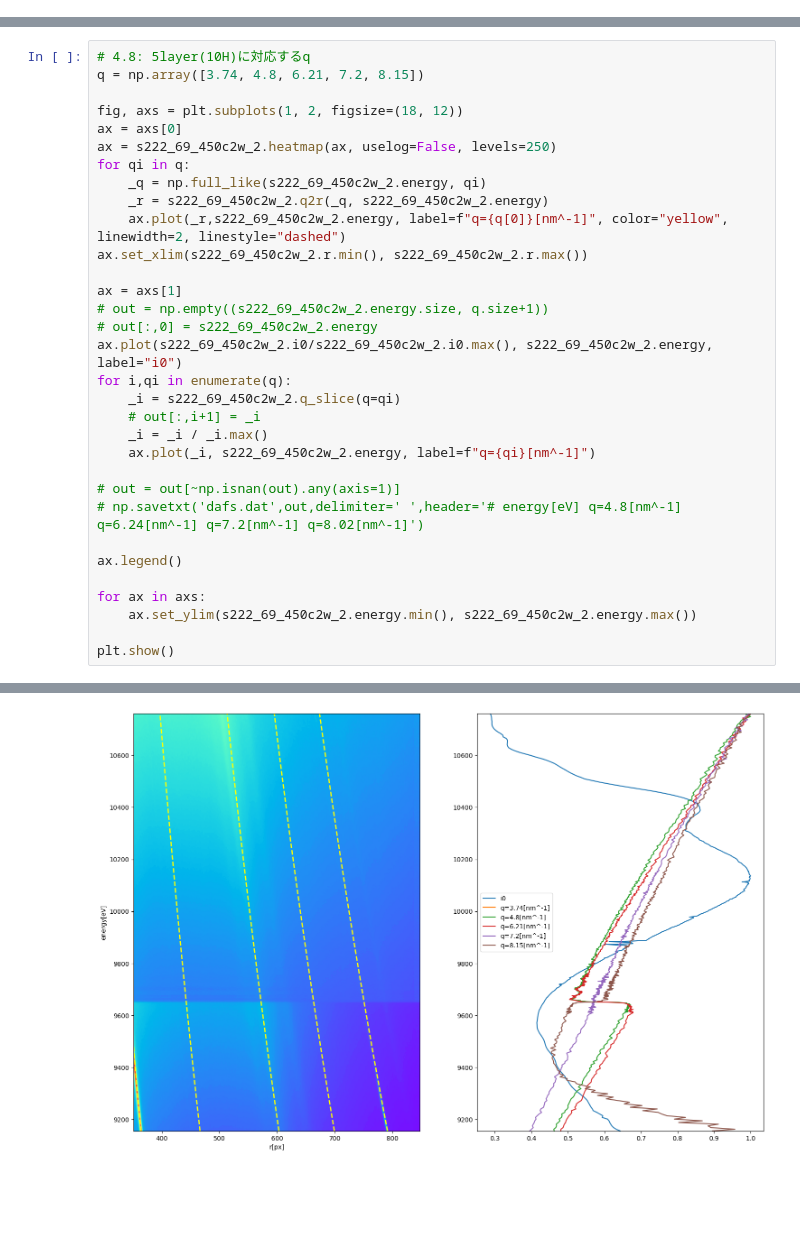
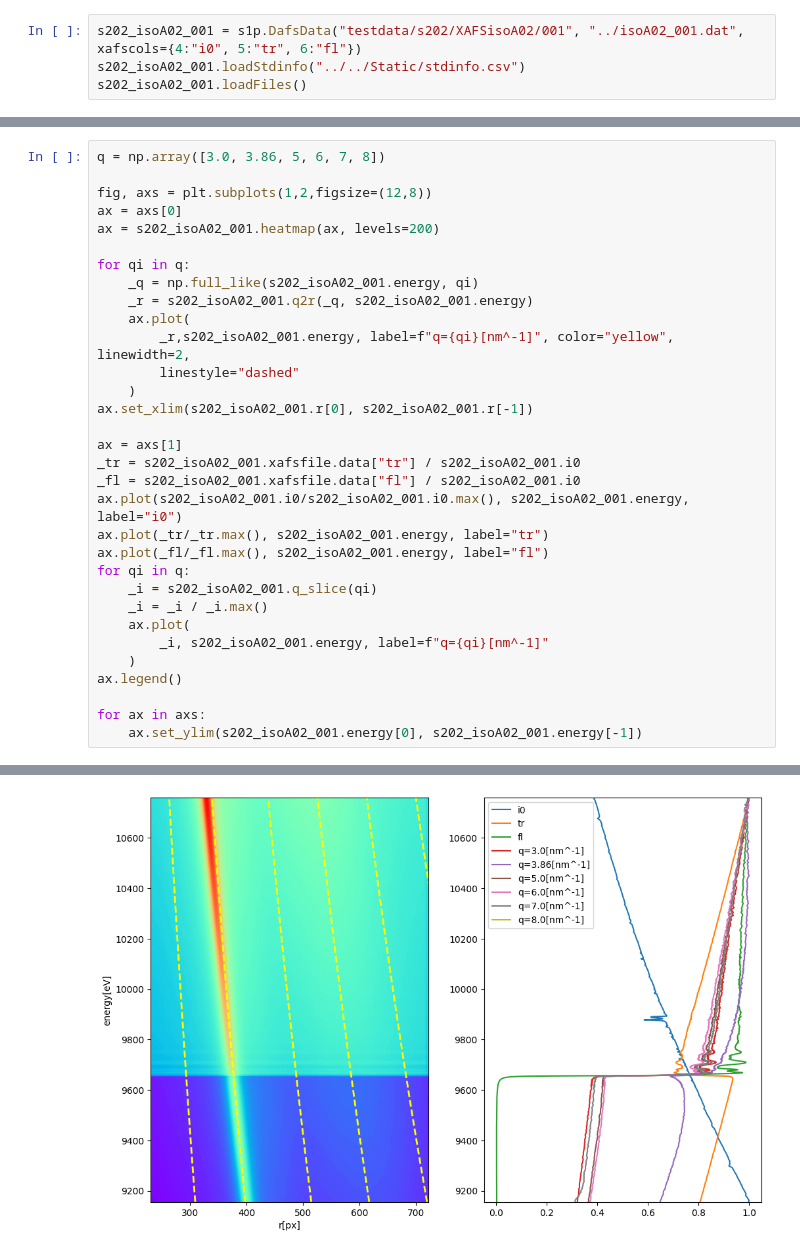
Before and after one commit to jun-oishi/pilatus_handler, a Jupyter notebook: ipynb/dafs_test.ipynb, the cells around one changed output, grey strips where cells are left out. Saved outputs shown, nothing was run; the diff lists cells and outputs as text; blank space fills up the shorter version.

```diff
--- a/ipynb/dafs_test.ipynb
+++ b/ipynb/dafs_test.ipynb
@@ -43,0 +40,4 @@ s222_69_450c2w_2.loadStdinfo("../../AgBeh/stdinfo.csv")
+# %%
+s202_isoA02_001 = s1p.DafsData("testdata/s202/XAFSisoA02/001", "../isoA02_001.dat", xafscols={4:"i0", 5:"tr", 6:"fl"})
+s202_isoA02_001.loadStdinfo("../../Static/stdinfo.csv")
+s202_isoA02_001.loadFiles()
@@ -44,33 +58,33 @@ s222_69_450c2w_2.loadStdinfo("../../AgBeh/stdinfo.csv")
 # %%
-# 4.8: 5layer(10H)に対応するq
-q = np.array([3.74, 4.8, 6.21, 7.2, 8.15])
+q = np.array([3.0, 3.86, 5, 6, 7, 8])
 
-fig, axs = plt.subplots(1, 2, figsize=(18, 12))
+fig, axs = plt.subplots(1,2,figsize=(12,8))
 ax = axs[0]
-ax = s222_69_450c2w_2.heatmap(ax, uselog=False, levels=250)
+ax = s202_isoA02_001.heatmap(ax, levels=200)
+
 for qi in q:
-    _q = np.full_like(s222_69_450c2w_2.energy, qi)
-    _r = s222_69_450c2w_2.q2r(_q, s222_69_450c2w_2.energy)
-    ax.plot(_r,s222_69_450c2w_2.energy, label=f"q={q[0]}[nm^-1]", color="yellow", linewidth=2, linestyle="dashed")
-ax.set_xlim(s222_69_450c2w_2.r.min(), s222_69_450c2w_2.r.max())
+    _q = np.full_like(s202_isoA02_001.energy, qi)
+    _r = s202_isoA02_001.q2r(_q, s202_isoA02_001.energy)
+    ax.plot(
+        _r,s202_isoA02_001.energy, label=f"q={qi}[nm^-1]", color="yellow", linewidth=2,
+        linestyle="dashed"
+    )
+ax.set_xlim(s202_isoA02_001.r[0], s202_isoA02_001.r[-1])
 
 ax = axs[1]
-# out = np.empty((s222_69_450c2w_2.energy.size, q.size+1))
-# out[:,0] = s222_69_450c2w_2.energy
-ax.plot(s222_69_450c2w_2.i0/s222_69_450c2w_2.i0.max(), s222_69_450c2w_2.energy, label="i0")
-for i,qi in enumerate(q):
-    _i = s222_69_450c2w_2.q_slice(q=qi)
-    # out[:,i+1] = _i
+_tr = s202_isoA02_001.xafsfile.data["tr"] / s202_isoA02_001.i0
+_fl = s202_isoA02_001.xafsfile.data["fl"] / s202_isoA02_001.i0
+ax.plot(s202_isoA02_001.i0/s202_isoA02_001.i0.max(), s202_isoA02_001.energy, label="i0")
+ax.plot(_tr/_tr.max(), s202_isoA02_001.energy, label="tr")
+ax.plot(_fl/_fl.max(), s202_isoA02_001.energy, label="fl")
+for qi in q:
+    _i = s202_isoA02_001.q_slice(qi)
     _i = _i / _i.max()
-    ax.plot(_i, s222_69_450c2w_2.energy, label=f"q={qi}[nm^-1]")
-
-# out = out[~np.isnan(out).any(axis=1)]
-# np.savetxt('dafs.dat',out,delimiter=' ',header='# energy[eV] q=4.8[nm^-1] q=6.24[nm^-1] q=7.2[nm^-1] q=8.02[nm^-1]')
-
+    ax.plot(
+        _i, s202_isoA02_001.energy, label=f"q={qi}[nm^-1]"
+    )
 ax.legend()
 
 for ax in axs:
-    ax.set_ylim(s222_69_450c2w_2.energy.min(), s222_69_450c2w_2.energy.max())
-
-plt.show()
+    ax.set_ylim(s202_isoA02_001.energy[0], s202_isoA02_001.energy[-1])
 # %% [output]
@@ -87 +91 @@ Saxs1dProfile [INFO]: loaded 481 files from /home/oishi/SpectraSpark/testdata/s2
-[figure, old version]
+[figure, new version]
```
Also changed, not shown: parts of 11 cells of this notebook, 3 other files.
